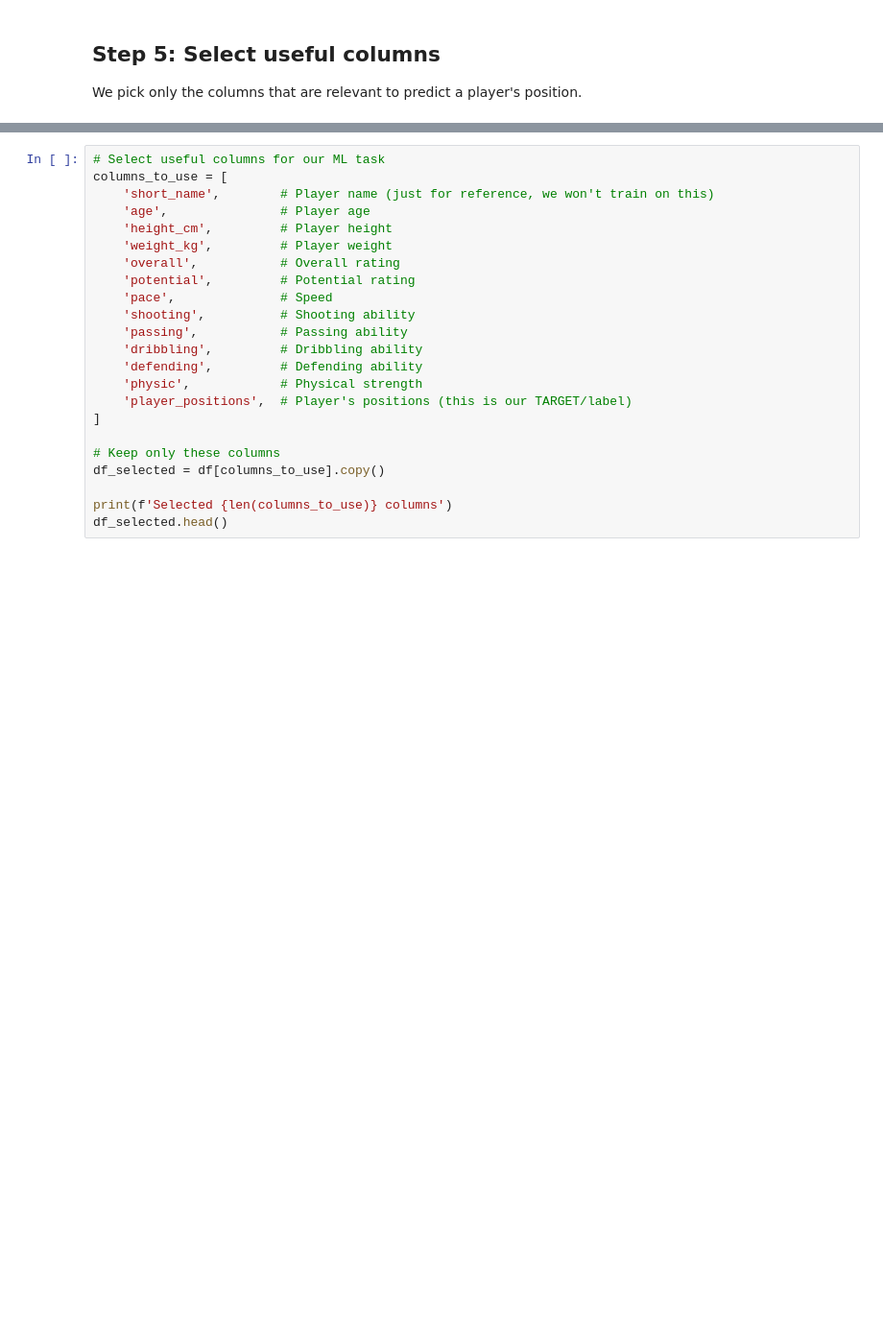
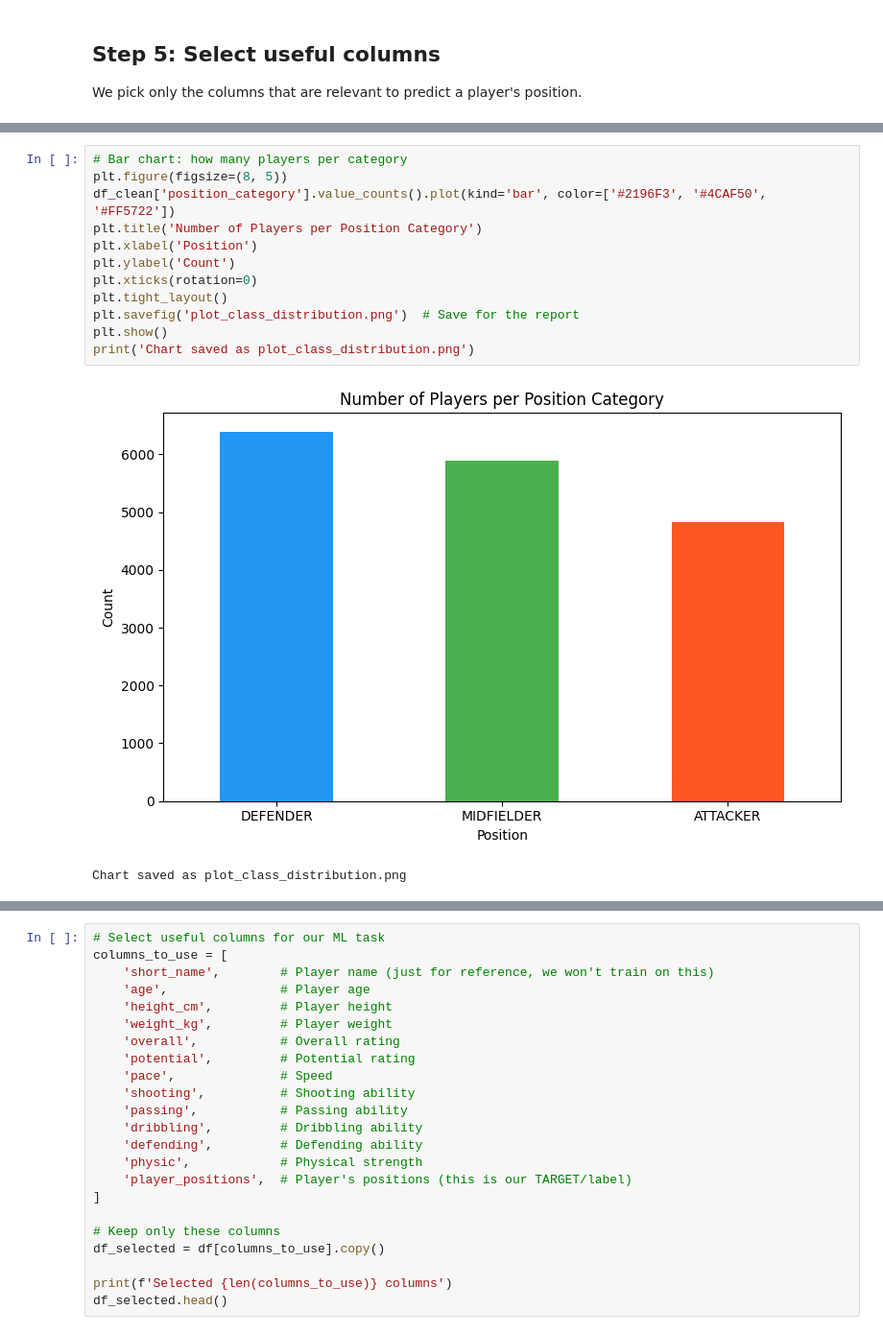
Before and after one commit to Chamisew/ML_Assignment, a Jupyter notebook: STEP0_Preprocessing_Shared.ipynb, the cells around one changed output, grey strips where cells are left out. Shown at 96% size. Saved outputs shown, nothing was run; the diff lists cells and outputs as text; blank space fills up the shorter version.

```diff
--- a/STEP0_Preprocessing_Shared.ipynb
+++ b/STEP0_Preprocessing_Shared.ipynb
@@ -72,0 +199,15 @@ We pick only the columns that are relevant to predict a player's position.
+# %%
+# Bar chart: how many players per category
+plt.figure(figsize=(8, 5))
+df_clean['position_category'].value_counts().plot(kind='bar', color=['#2196F3', '#4CAF50', '#FF5722'])
+plt.title('Number of Players per Position Category')
+plt.xlabel('Position')
+plt.ylabel('Count')
+plt.xticks(rotation=0)
+plt.tight_layout()
+plt.savefig('plot_class_distribution.png')  # Save for the report
+plt.show()
+print('Chart saved as plot_class_distribution.png')
+# %% [output]
+[figure, added]
+Chart saved as plot_class_distribution.png
```
Also changed, not shown: parts of 14 cells of this notebook.
